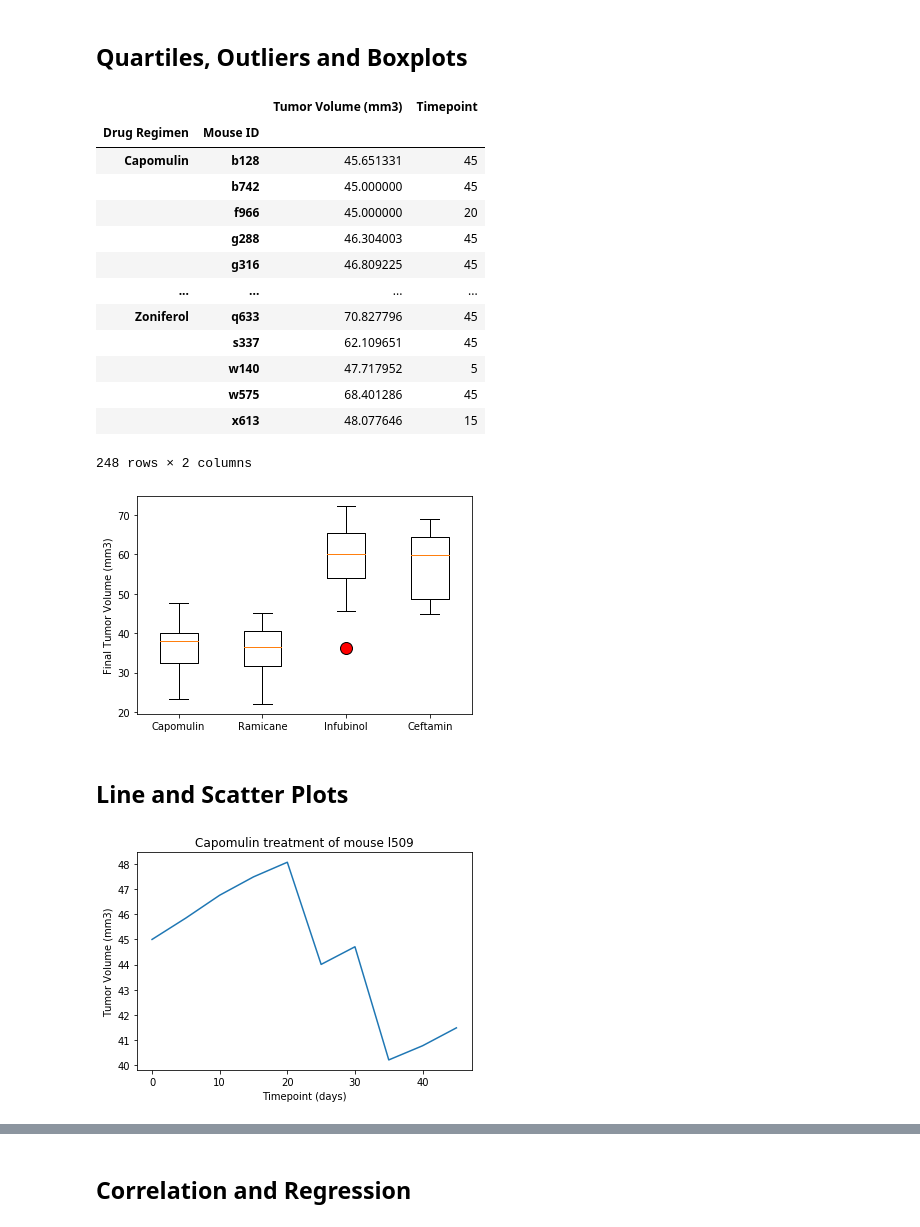
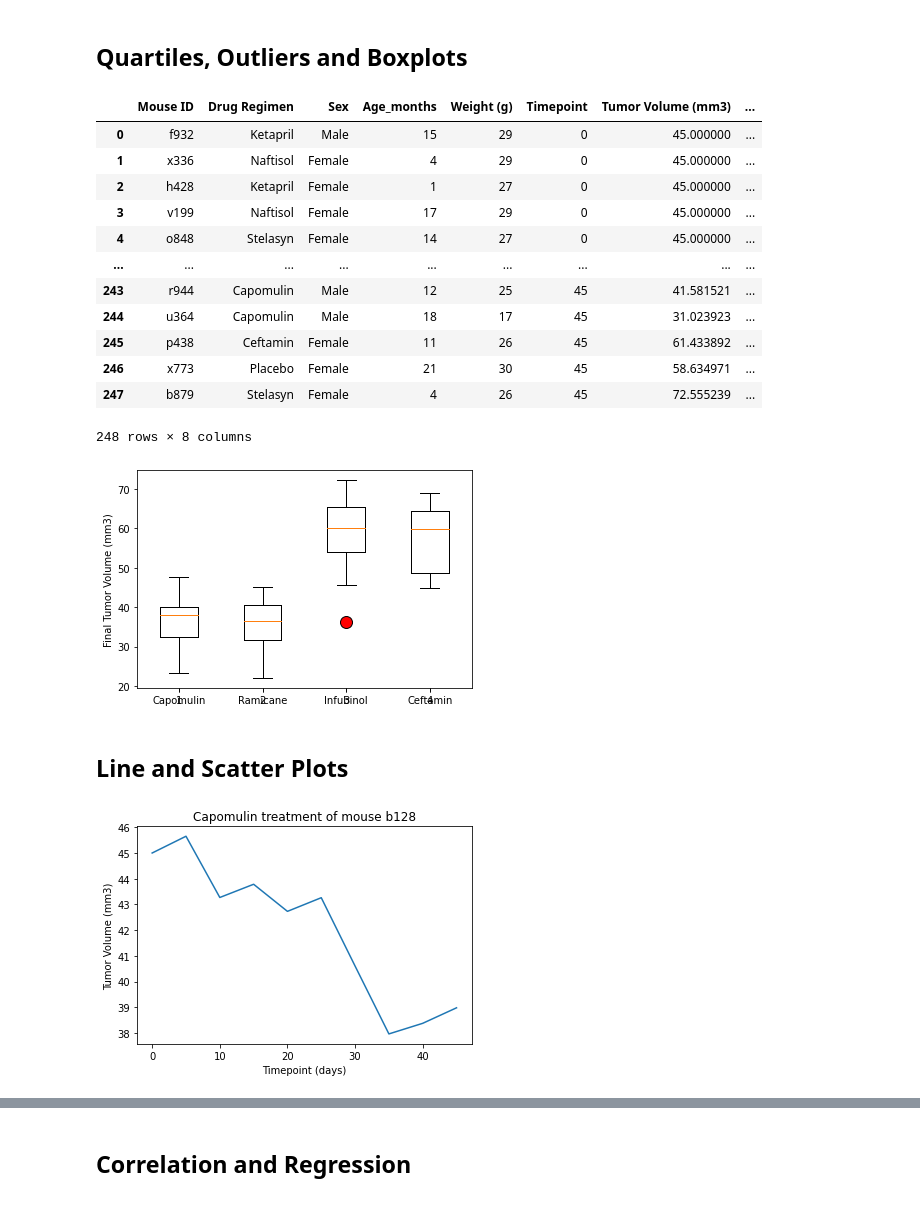
Before and after one commit to VincentGordon-Data-Analyst/matplotlib-challenge, a Jupyter notebook: Pymaceuticals/pymaceuticals_starter.ipynb, the cells around one changed output, grey strips where cells are left out. Cells and saved outputs as stored; diff of their text form; code cells hidden in the pictures.

```diff
--- a/Pymaceuticals/pymaceuticals_starter.ipynb
+++ b/Pymaceuticals/pymaceuticals_starter.ipynb
@@ -197,26 +202,27 @@ plt.show()
 # %%
 # Calculate the final tumor volume of each mouse across four of the treatment regimens:
 # Capomulin, Ramicane, Infubinol, and Ceftamin
-# 1. CREATE A DATAFRAME THAT HAS ONLY COLUMNS OF CONCERN
-sub_df = clean_df[['Drug Regimen', 'Mouse ID', 'Tumor Volume (mm3)', 'Timepoint']]
-# 2. GROUPBY MOUSE ID WITH REFERENCE TO THE MAX TIMEPONT AND TUMOR VOLUME
-grouped_df = sub_df.groupby(['Drug Regimen', 'Mouse ID'])[['Tumor Volume (mm3)', 'Timepoint']].max()
-grouped_df
+
+# Start by getting the last (greatest) timepoint for each mouse
+grouped_df = clean_df.groupby('Mouse ID')[['Timepoint']].max()
+grouped_df.reset_index(inplace = True)
+
 # Merge this group df with the original DataFrame to get the tumor volume at the last timepoint
+merged_df = pd.merge(clean_df, grouped_df, on=['Mouse ID', 'Timepoint'])
+merged_df
 # %% [output]
-|  |  | Tumor Volume (mm3) | Timepoint |
-| Drug Regimen | Mouse ID |  |  |
-| Capomulin | b128 | 45.651331 | 45 |
-|  | b742 | 45.000000 | 45 |
-|  | f966 | 45.000000 | 20 |
-|  | g288 | 46.304003 | 45 |
-|  | g316 | 46.809225 | 45 |
-| ... | ... | ... | ... |
-| Zoniferol | q633 | 70.827796 | 45 |
-|  | s337 | 62.109651 | 45 |
-|  | w140 | 47.717952 | 5 |
-|  | w575 | 68.401286 | 45 |
-|  | x613 | 48.077646 | 15 |
+|  | Mouse ID | Drug Regimen | Sex | Age_months | Weight (g) | Timepoint | Tumor Volume (mm3) | ... |
+| 0 | f932 | Ketapril | Male | 15 | 29 | 0 | 45.000000 | ... |
+| 1 | x336 | Naftisol | Female | 4 | 29 | 0 | 45.000000 | ... |
+| 2 | h428 | Ketapril | Female | 1 | 27 | 0 | 45.000000 | ... |
+| 3 | v199 | Naftisol | Female | 17 | 29 | 0 | 45.000000 | ... |
+| 4 | o848 | Stelasyn | Female | 14 | 27 | 0 | 45.000000 | ... |
+| ... | ... | ... | ... | ... | ... | ... | ... | ... |
+| 243 | r944 | Capomulin | Male | 12 | 25 | 45 | 41.581521 | ... |
+| 244 | u364 | Capomulin | Male | 18 | 17 | 45 | 31.023923 | ... |
+| 245 | p438 | Ceftamin | Female | 11 | 26 | 45 | 61.433892 | ... |
+| 246 | x773 | Placebo | Female | 21 | 30 | 45 | 58.634971 | ... |
+| 247 | b879 | Stelasyn | Female | 4 | 26 | 45 | 72.555239 | ... |
-248 rows × 2 columns
+248 rows × 8 columns
 # %%
 # Put treatments into a list for for loop (and later for plot labels)
@@ -234,10 +251,30 @@ tumor_vol_data = []
 # %%
 # Generate a box plot that shows the distrubution of the tumor volume for each treatment group.
+fig, ax1 = plt.subplots()
+
+ax1.boxplot(tumor_vol_data, labels=drug_names)
+plt.ylabel('Final Tumor Volume (mm3)')
+
+flierprops = dict(marker='o', markerfacecolor='r', markersize=12, linestyle='none')
+ax1.boxplot(tumor_vol_data, flierprops = flierprops)
+
+plt.show()
 # %% [output]
-[figure, old version]
+[figure, new version]
 # %% [markdown]
 ## Line and Scatter Plots
 # %%
 # Generate a line plot of tumor volume vs. time point for a mouse treated with Capomulin
+mouse_df = clean_df.loc[(clean_df['Drug Regimen'] == 'Capomulin') & (clean_df['Mouse ID'] == 'b128')]
+
+mouse_x = mouse_df['Timepoint']
+mouse_y = mouse_df['Tumor Volume (mm3)']
+
+plt.plot(mouse_x, mouse_y)
+plt.title('Capomulin treatment of mouse b128')
+plt.xlabel('Timepoint (days)')
+plt.ylabel('Tumor Volume (mm3)')
+
+plt.show()
 # %% [output]
-[figure, old version]
+[figure, new version]
```
Also changed, not shown: parts of 7 cells of this notebook.
